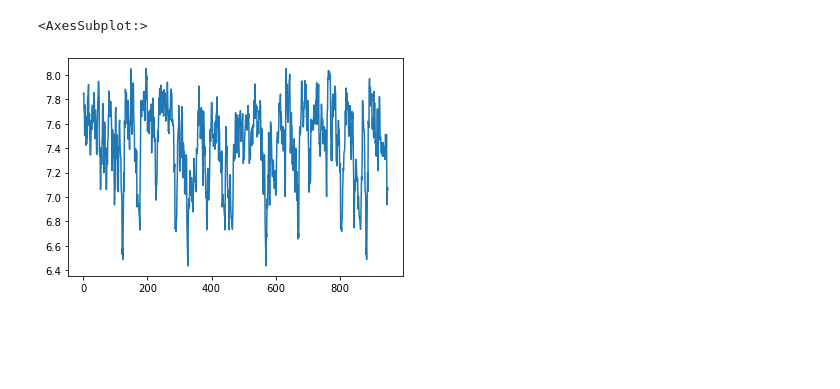
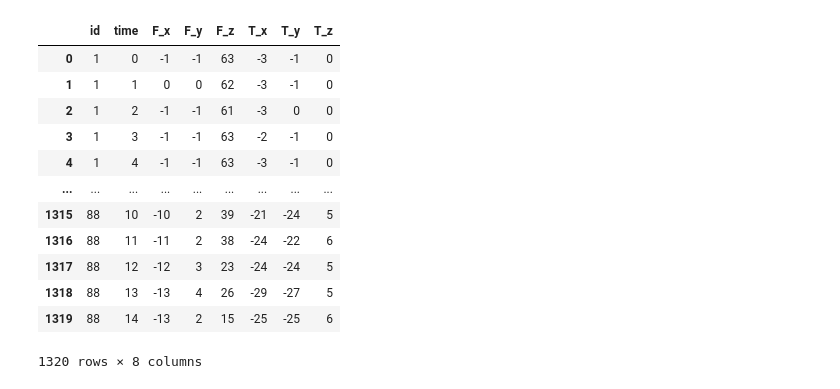
Before and after one commit to thomasht86/krafthack2022, a Jupyter notebook: notebooks/test.ipynb, the cells around one changed output. Saved outputs shown, nothing was run; the diff lists cells and outputs as text; code cells hidden in the pictures; blank space fills up the shorter version.

```diff
--- a/notebooks/test.ipynb
+++ b/notebooks/test.ipynb
@@ -14,7 +11,24 @@ matrix_profile = stumpy.stump(your_time_series, m=window_size)
+# %%
+from tsfresh.examples.robot_execution_failures import download_robot_execution_failures, \
+    load_robot_execution_failures
+
+download_robot_execution_failures()
+timeseries, y = load_robot_execution_failures()
 # %%
-df = pd.DataFrame(matrix_profile)
+df = pd.DataFrame(timeseries)
-# %%
-df.iloc[:,0].plot(label="matrix profile")
-# %% [output]
-<AxesSubplot:>
-[figure, removed]
+# %%
+df
+# %% [output]
+|  | id | time | F_x | F_y | F_z | T_x | T_y | T_z |
+| 0 | 1 | 0 | -1 | -1 | 63 | -3 | -1 | 0 |
+| 1 | 1 | 1 | 0 | 0 | 62 | -3 | -1 | 0 |
+| 2 | 1 | 2 | -1 | -1 | 61 | -3 | 0 | 0 |
+| 3 | 1 | 3 | -1 | -1 | 63 | -2 | -1 | 0 |
+| 4 | 1 | 4 | -1 | -1 | 63 | -3 | -1 | 0 |
+| ... | ... | ... | ... | ... | ... | ... | ... | ... |
+| 1315 | 88 | 10 | -10 | 2 | 39 | -21 | -24 | 5 |
+| 1316 | 88 | 11 | -11 | 2 | 38 | -24 | -22 | 6 |
+| 1317 | 88 | 12 | -12 | 3 | 23 | -24 | -24 | 5 |
+| 1318 | 88 | 13 | -13 | 4 | 26 | -29 | -27 | 5 |
+| 1319 | 88 | 14 | -13 | 2 | 15 | -25 | -25 | 6 |
+1320 rows × 8 columns
```
Also changed, not shown: parts of 6 cells of this notebook, 4 other files.
